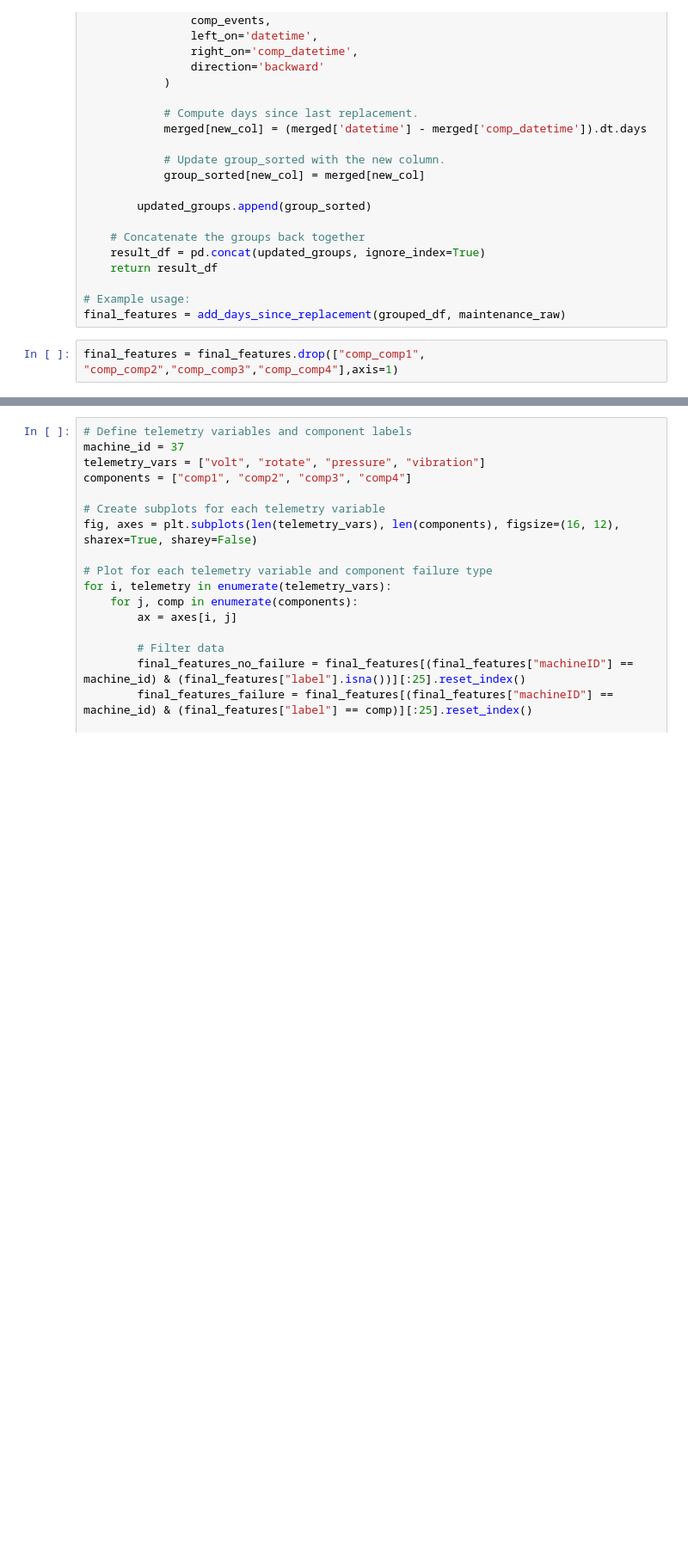
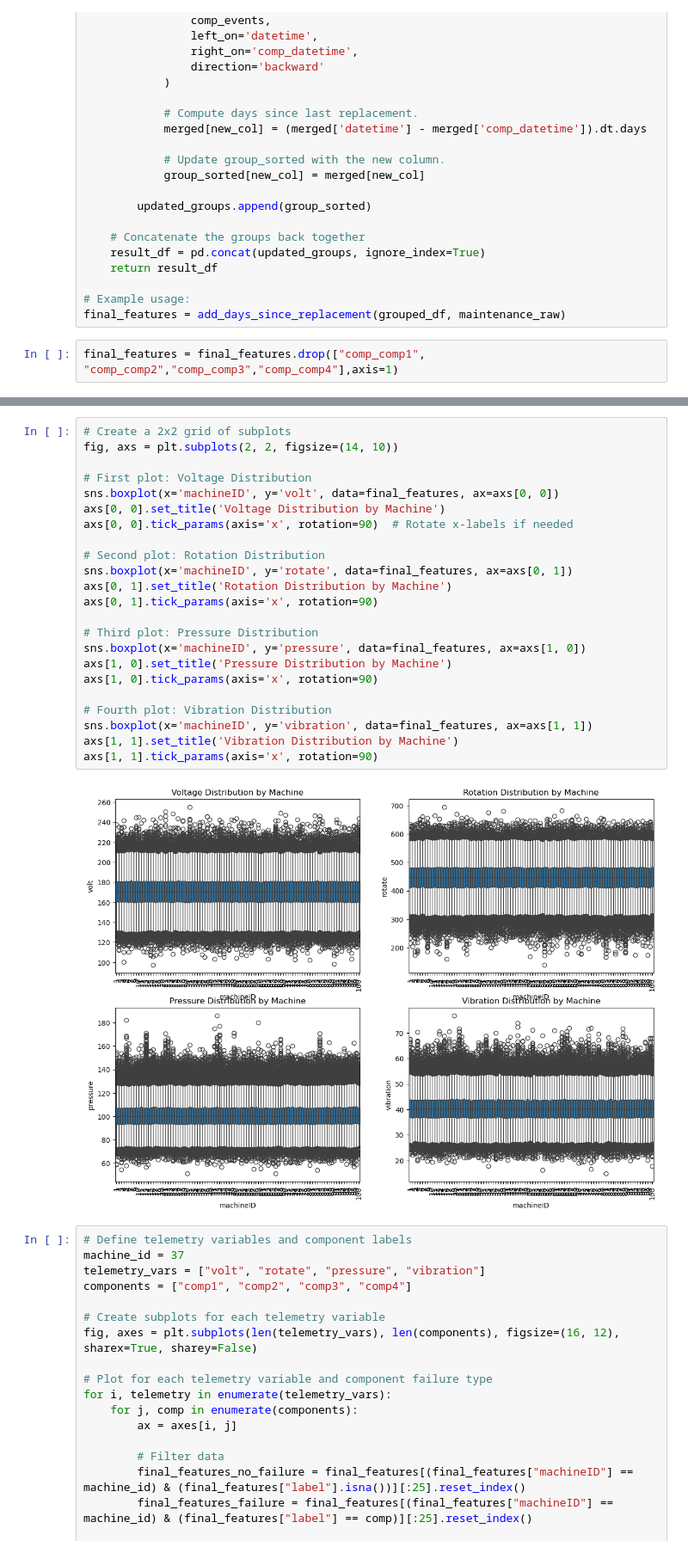
Before and after one commit to manya28/predictive_maintenance, a Jupyter notebook: consolidated_predictive_maintenance.ipynb, the cells around one changed output, grey strips where cells are left out. Shown at 86% size. Cells and saved outputs as stored; diff of their text form; blank space fills up the shorter version.

```diff
--- a/consolidated_predictive_maintenance.ipynb
+++ b/consolidated_predictive_maintenance.ipynb
@@ -272,3 +310,28 @@ final_features.head(2)
+# %%
+# Create a 2x2 grid of subplots
+fig, axs = plt.subplots(2, 2, figsize=(14, 10))
+
+# First plot: Voltage Distribution
+sns.boxplot(x='machineID', y='volt', data=final_features, ax=axs[0, 0])
+axs[0, 0].set_title('Voltage Distribution by Machine')
+axs[0, 0].tick_params(axis='x', rotation=90)  # Rotate x-labels if needed
+
+# Second plot: Rotation Distribution
+sns.boxplot(x='machineID', y='rotate', data=final_features, ax=axs[0, 1])
+axs[0, 1].set_title('Rotation Distribution by Machine')
+axs[0, 1].tick_params(axis='x', rotation=90)
+
+# Third plot: Pressure Distribution
+sns.boxplot(x='machineID', y='pressure', data=final_features, ax=axs[1, 0])
+axs[1, 0].set_title('Pressure Distribution by Machine')
+axs[1, 0].tick_params(axis='x', rotation=90)
+
+# Fourth plot: Vibration Distribution
+sns.boxplot(x='machineID', y='vibration', data=final_features, ax=axs[1, 1])
+axs[1, 1].set_title('Vibration Distribution by Machine')
+axs[1, 1].tick_params(axis='x', rotation=90)
+# %% [output]
+[figure, added]
 # %%
 # Define telemetry variables and component labels
 machine_id = 37
```
Also changed, not shown: parts of 10 cells of this notebook.
